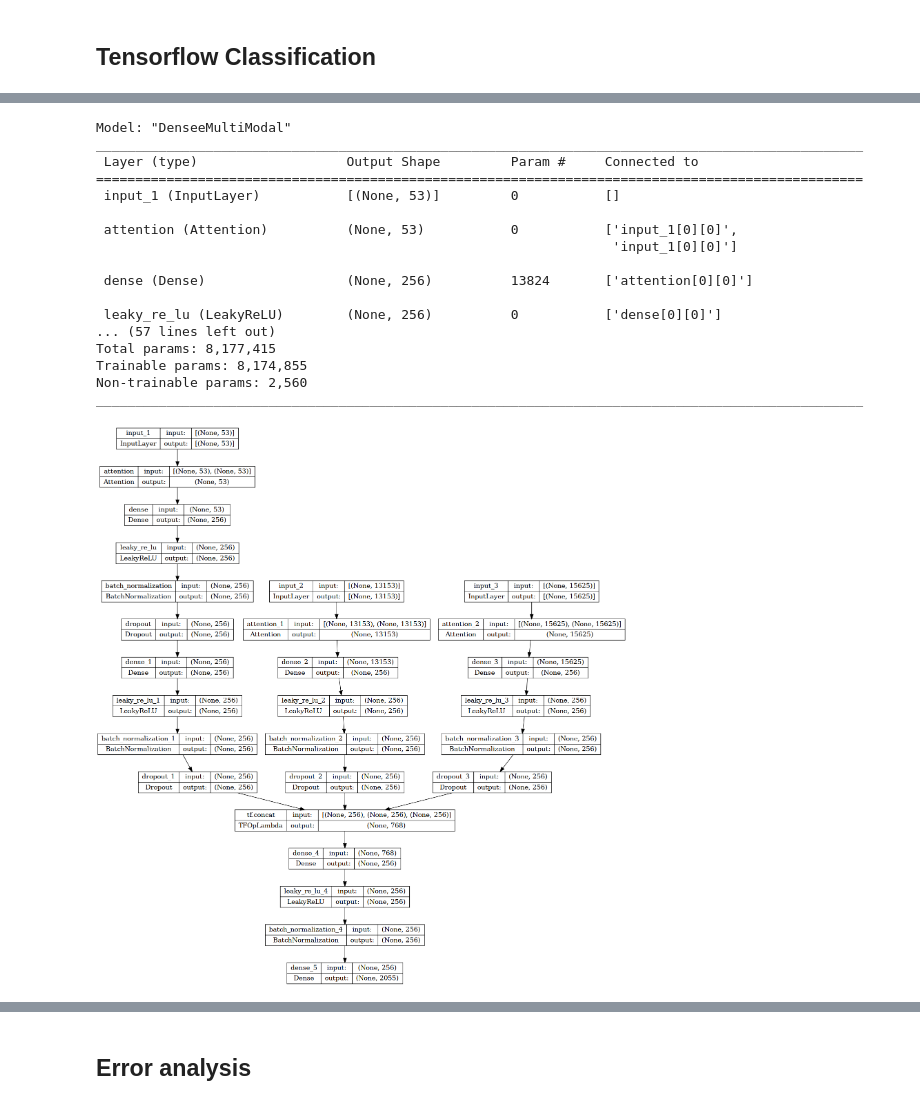
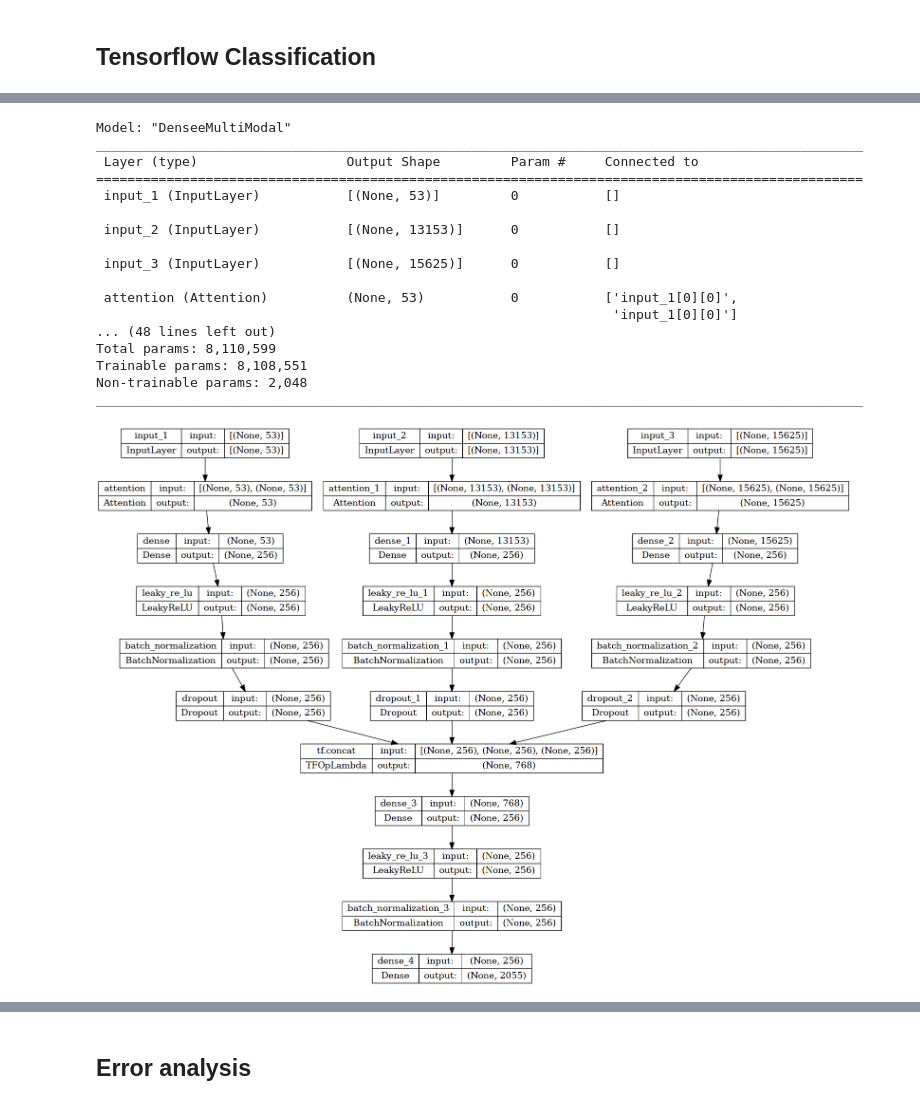
Before and after one commit to m5k5/KaggleCAFAChallenge, a Jupyter notebook: MultiModal.ipynb, the cells around one changed output, grey strips where cells are left out. Cells and saved outputs as stored; diff of their text form; code cells hidden in the pictures.

```diff
--- a/MultiModal.ipynb
+++ b/MultiModal.ipynb
@@ -609,10 +610,10 @@ def createModel():
     xPC = layers.LeakyReLU()(xPC)
     xPC = layers.BatchNormalization()(xPC)
     xPC = layers.Dropout(0.1)(xPC)
-    xPC = layers.Dense(256)(xPC)
-    xPC = layers.LeakyReLU()(xPC)
-    xPC = layers.BatchNormalization()(xPC)
-    xPC = layers.Dropout(0.1)(xPC)
+    # xPC = layers.Dense(256)(xPC)
+    # xPC = layers.LeakyReLU()(xPC)
+    # xPC = layers.BatchNormalization()(xPC)
+    # xPC = layers.Dropout(0.1)(xPC)
 
     xIP = layers.Attention()([inputsIP,inputsIP])
     xIP = layers.Dense(256)(xIP)
@@ -624,43 +625,43 @@ def createModel():
     xKmer = layers.Dense(256)(xKmer)
     xKmer = layers.LeakyReLU()(xKmer)
     xKmer = layers.BatchNormalization()(xKmer)
     xKmer = layers.Dropout(0.1)(xKmer)
 
     concat = tf.concat([xPC,xIP,xKmer],1)
 
     x = layers.Dense(256)(concat)
     x = layers.LeakyReLU()(x)
     x = layers.BatchNormalization()(x)
 
     outputs=layers.Dense(len(mlb.classes_), activation=tf.keras.activations.sigmoid)(x)
 
-    return tf.keras.Model(inputs=[inputsPC, inputsIP, inputsKmer], outputs=outputs, name="DenseeMultiModal")
+    return tf.keras.Model(inputs=[inputsPC, inputsIP, inputsKmer], outputs=outputs, name="DenseMultiModal")
 
 model = createModel()
 
 model.summary()
 
 dot_img_file = './model_1.png'
 tf.keras.utils.plot_model(model, to_file=dot_img_file, show_shapes=True)
 # %% [output]
 Model: "DenseeMultiModal"
 __________________________________________________________________________________________________
  Layer (type)                   Output Shape         Param #     Connected to
 ==================================================================================================
  input_1 (InputLayer)           [(None, 53)]         0           []
 
+ input_2 (InputLayer)           [(None, 13153)]      0           []
+
+ input_3 (InputLayer)           [(None, 15625)]      0           []
+
  attention (Attention)          (None, 53)           0           ['input_1[0][0]',
                                                                   'input_1[0][0]']
-
- dense (Dense)                  (None, 256)          13824       ['attention[0][0]']
-
- leaky_re_lu (LeakyReLU)        (None, 256)          0           ['dense[0][0]']
-... (57 lines left out)
-Total params: 8,177,415
-Trainable params: 8,174,855
-Non-trainable params: 2,560
+... (48 lines left out)
+Total params: 8,110,599
+Trainable params: 8,108,551
+Non-trainable params: 2,048
 __________________________________________________________________________________________________
-[figure, old version]
+[figure, new version]
 # %%
 import matplotlib.pyplot as plt
 #Learning rate schedule
```
Also changed, not shown: parts of 6 cells of this notebook, 1 other file.
